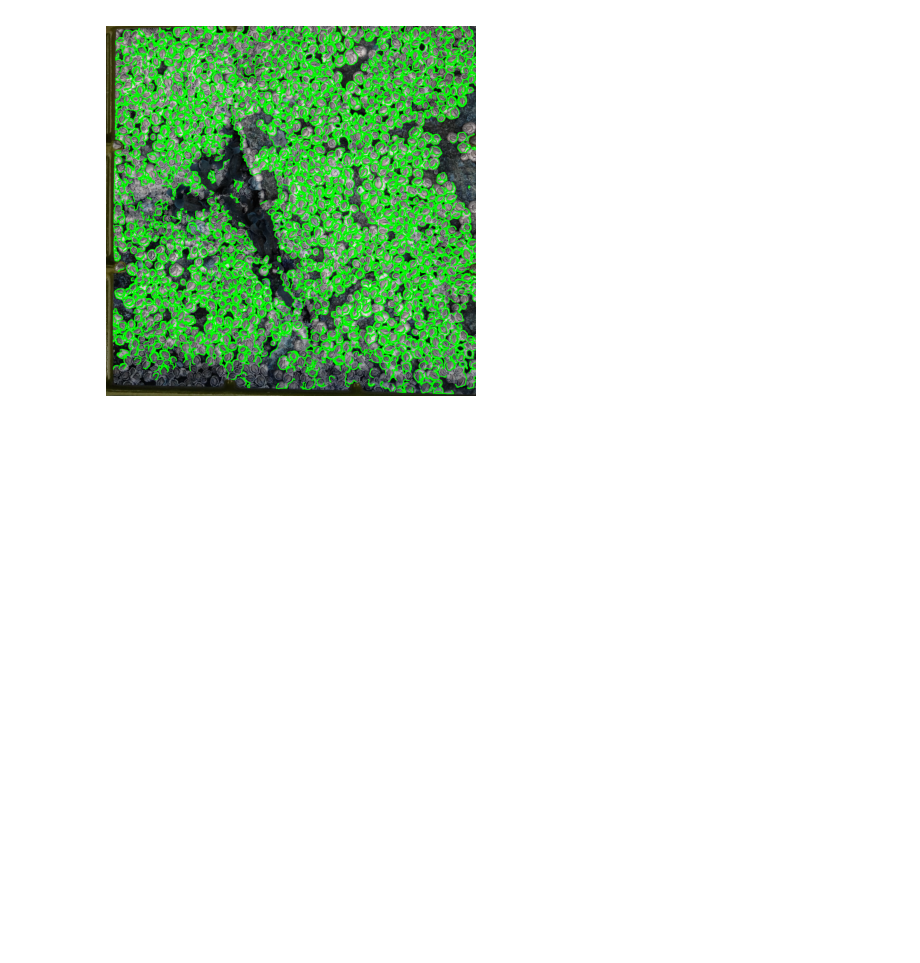
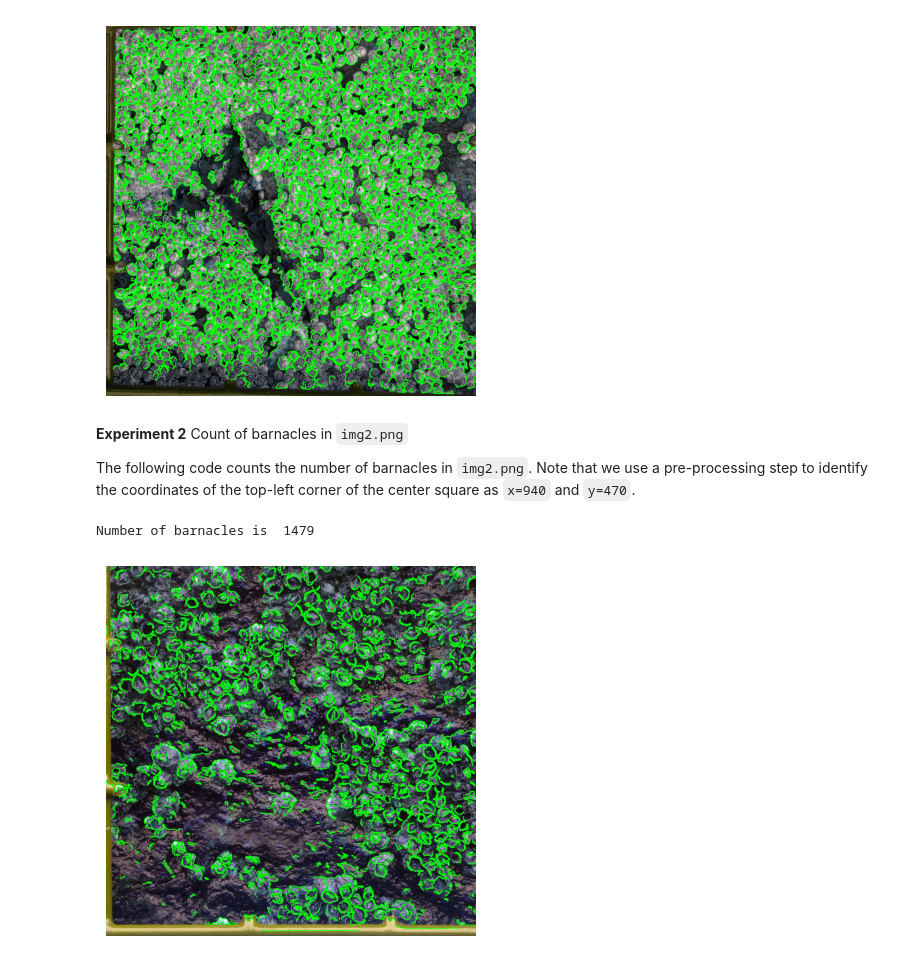
Before and after one commit to anusha-murali/DALI, a Jupyter notebook: data_challenge.ipynb, the cells around one changed output. Saved outputs shown, nothing was run; the diff lists cells and outputs as text; code cells hidden in the pictures; blank space fills up the shorter version.

```diff
--- a/data_challenge.ipynb
+++ b/data_challenge.ipynb
@@ -88,3 +90,27 @@ plt.show()
 # %% [output]
 Number of barnacles is  2651
 [figure]
+# %% [markdown]
+**Experiment 2** Count of barnacles in `img2.png`
+
+The following code counts the number of barnacles in `img2.png`. Note that we use a pre-processing step to identify the coordinates of the top-left corner of the center square as `x=940` and `y=470`.
+# %%
+# Following are the coordinates of the top-left corner of the center square
+x = 940
+y = 470
+# Dimension of the center square
+size = 1436
+
+centerImage = extractCenterArea('img2.png', x, y, size)
+blur = preProcessImage(centerImage)
+contours = revealEdgesAndContours(centerImage, blur)
+
+print("Number of barnacles is ", len(contours))
+
+# Display the image within Jupyter Notebook
+plt.imshow(centerImage)
+plt.axis('off') # Optional: Hides the axes
+plt.show()
+# %% [output]
+Number of barnacles is  1479
+[figure, added]
```
Also changed, not shown: parts of 14 cells of this notebook.
